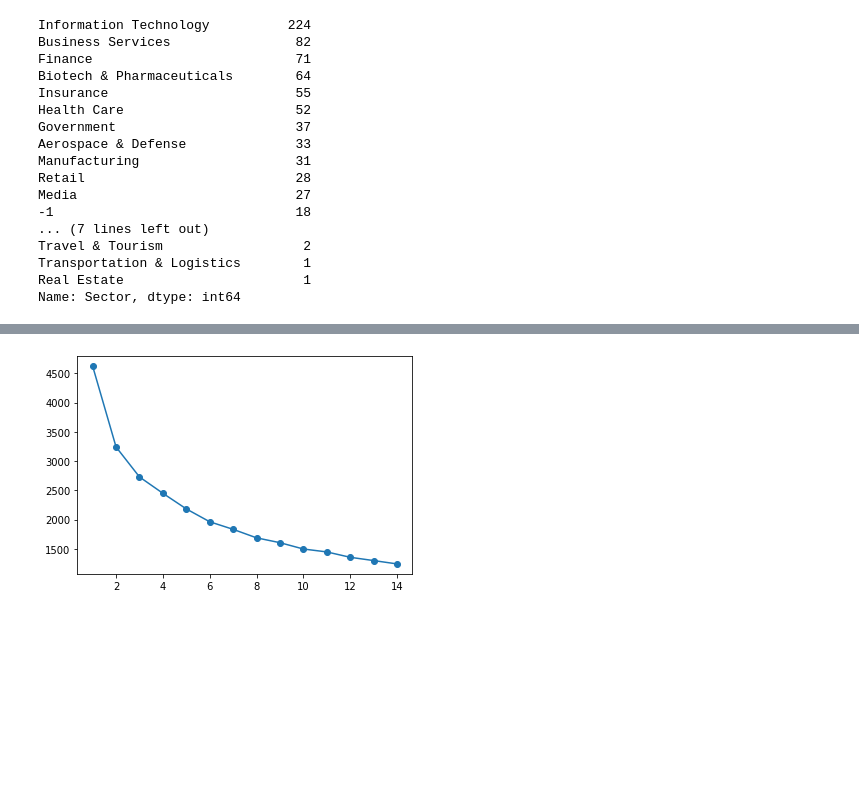
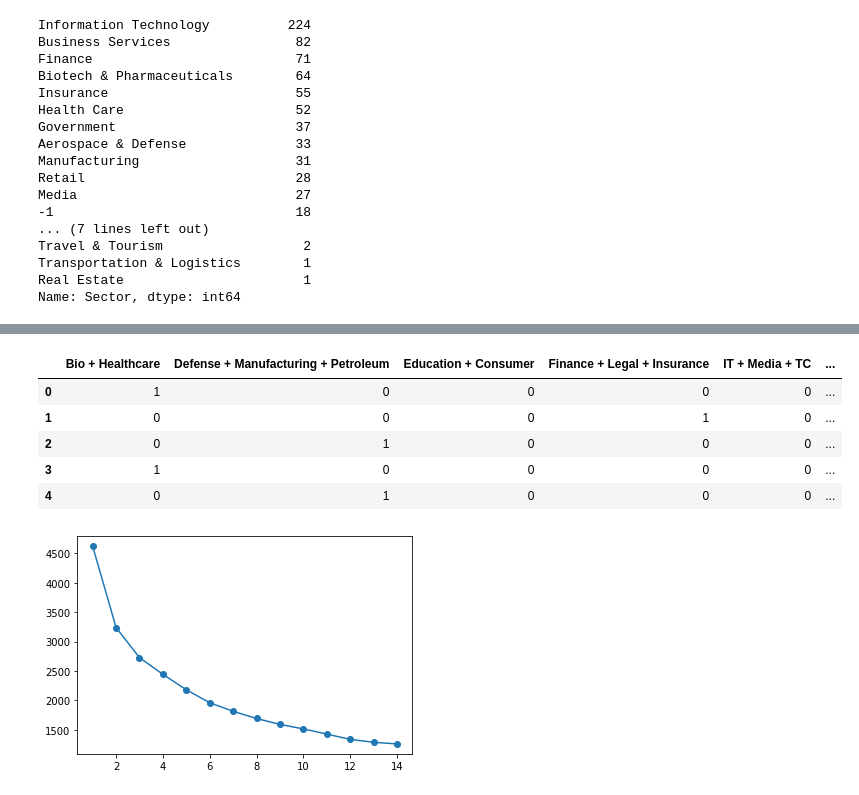
Before and after one commit to sounok1234/Data_Scientist_salalry_analysis, a Jupyter notebook: data_EDA.ipynb, the cells around one changed output, grey strips where cells are left out. Cells and saved outputs as stored; diff of their text form; code cells hidden in the pictures; blank space fills up the shorter version.

```diff
--- a/data_EDA.ipynb
+++ b/data_EDA.ipynb
@@ -218,0 +225,4 @@ Name: Sector, dtype: int64
+# %%
+new_df['Sector'] = new_df['Sector'].replace(['Oil, Gas, Energy & Utilities', 'Manufacturing', 'Aerospace & Defense', 'Government'],'Defense + Manufacturing + Petroleum')
+# %%
+new_df['Sector'] = new_df['Sector'].replace(['Retail', 'Consumer Services', 'Non-Profit', 'Education'],'Education + Consumer')
@@ -218,0 +243,9 @@ Name: Sector, dtype: int64
+# %%
+dummy_df2.head()
+# %% [output]
+|  | Bio + Healthcare | Defense + Manufacturing + Petroleum | Education + Consumer | Finance + Legal + Insurance | IT + Media + TC | ... |
+| 0 | 1 | 0 | 0 | 0 | 0 | ... |
+| 1 | 0 | 0 | 0 | 1 | 0 | ... |
+| 2 | 0 | 1 | 0 | 0 | 0 | ... |
+| 3 | 1 | 0 | 0 | 0 | 0 | ... |
+| 4 | 0 | 1 | 0 | 0 | 0 | ... |
```
Also changed, not shown: parts of 21 cells of this notebook.
